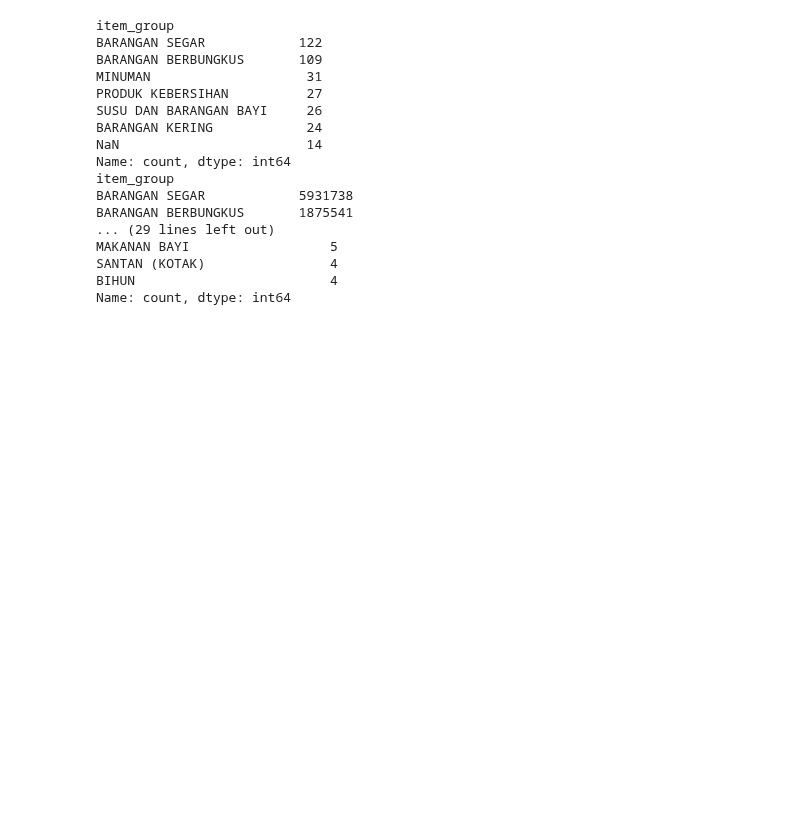
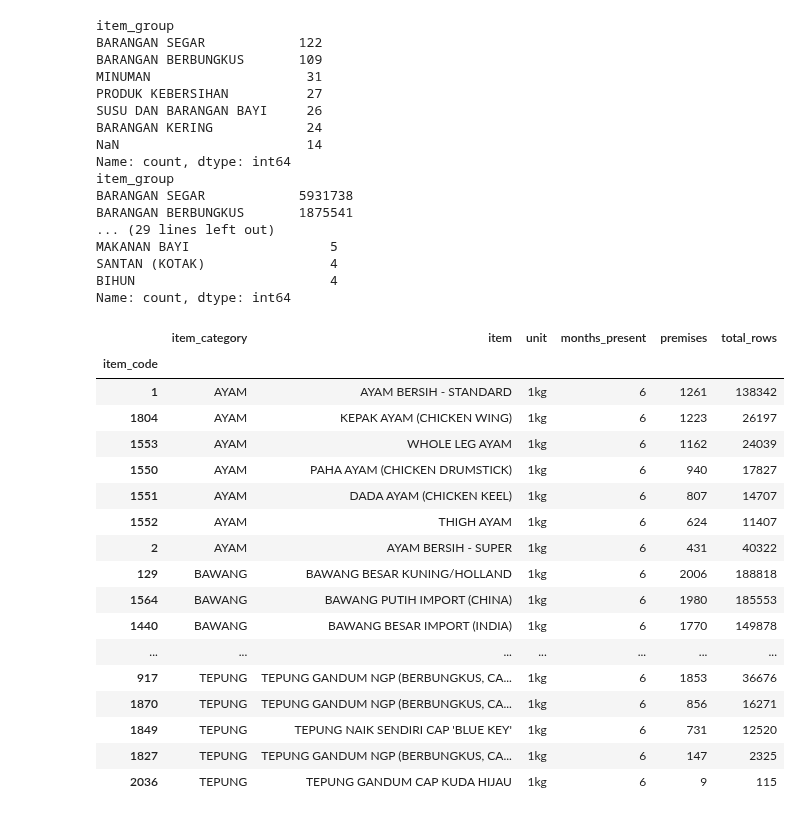
Before and after one commit to khairulikhwan-git/malaysia-staple-prices, a Jupyter notebook: notebooks/01_explore.ipynb, the cells around one changed output. Drawn from its saved outputs; the diff is of its cells as text; code cells hidden in the pictures; blank space fills up the shorter version.

```diff
--- a/notebooks/01_explore.ipynb
+++ b/notebooks/01_explore.ipynb
@@ -363,3 +363,42 @@ MAKANAN BAYI                  5
 SANTAN (KOTAK)                4
 BIHUN                         4
 Name: count, dtype: int64
+# %%
+frames = []
+for m in range(1, 7):
+    frames.append(pd.read_parquet(raw / f"pricecatcher_2026-{m:02d}.parquet",
+                                  columns=["item_code", "premise_code"]).drop_duplicates())
+ip = pd.concat(frames).drop_duplicates()
+premises_per_item = ip.groupby("item_code")["premise_code"].nunique().rename("premises")
+
+month_cols = [f"2026-{m:02d}" for m in range(1, 7)]
+summary = counts.copy()
+summary["months_present"] = (summary[month_cols] > 0).sum(axis=1)
+summary = summary.join(premises_per_item).join(item.set_index("item_code")["unit"])
+
+candidates = ["BERAS", "MINYAK DAN LEMAK", "TELUR", "AYAM", "BAWANG", "TEPUNG", "DAGING"]
+cand = summary[summary["item_category"].isin(candidates)]
+display(
+    cand.sort_values(["item_category", "premises"], ascending=[True, False])
+        .groupby("item_category").head(8)
+        [["item_category", "item", "unit", "months_present", "premises", "total_rows"]]
+)
+# %% [output]
+|  | item_category | item | unit | months_present | premises | total_rows |
+| item_code |  |  |  |  |  |  |
+| 1 | AYAM | AYAM BERSIH - STANDARD | 1kg | 6 | 1261 | 138342 |
+| 1804 | AYAM | KEPAK AYAM (CHICKEN WING) | 1kg | 6 | 1223 | 26197 |
+| 1553 | AYAM | WHOLE LEG AYAM | 1kg | 6 | 1162 | 24039 |
+| 1550 | AYAM | PAHA AYAM (CHICKEN DRUMSTICK) | 1kg | 6 | 940 | 17827 |
+| 1551 | AYAM | DADA AYAM (CHICKEN KEEL) | 1kg | 6 | 807 | 14707 |
+| 1552 | AYAM | THIGH AYAM | 1kg | 6 | 624 | 11407 |
+| 2 | AYAM | AYAM BERSIH - SUPER | 1kg | 6 | 431 | 40322 |
+| 129 | BAWANG | BAWANG BESAR KUNING/HOLLAND | 1kg | 6 | 2006 | 188818 |
+| 1564 | BAWANG | BAWANG PUTIH IMPORT (CHINA) | 1kg | 6 | 1980 | 185553 |
+| 1440 | BAWANG | BAWANG BESAR IMPORT (INDIA) | 1kg | 6 | 1770 | 149878 |
+| ... | ... | ... | ... | ... | ... | ... |
+| 917 | TEPUNG | TEPUNG GANDUM NGP (BERBUNGKUS, CA... | 1kg | 6 | 1853 | 36676 |
+| 1870 | TEPUNG | TEPUNG GANDUM NGP (BERBUNGKUS, CA... | 1kg | 6 | 856 | 16271 |
+| 1849 | TEPUNG | TEPUNG NAIK SENDIRI CAP 'BLUE KEY' | 1kg | 6 | 731 | 12520 |
+| 1827 | TEPUNG | TEPUNG GANDUM NGP (BERBUNGKUS, CA... | 1kg | 6 | 147 | 2325 |
+| 2036 | TEPUNG | TEPUNG GANDUM CAP KUDA HIJAU | 1kg | 6 | 9 | 115 |
```
Also changed, not shown: 1 other file.
